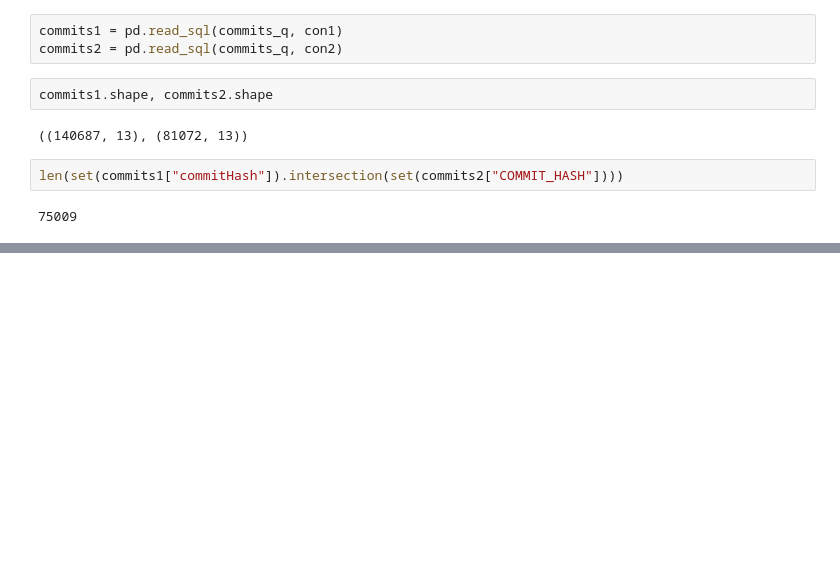
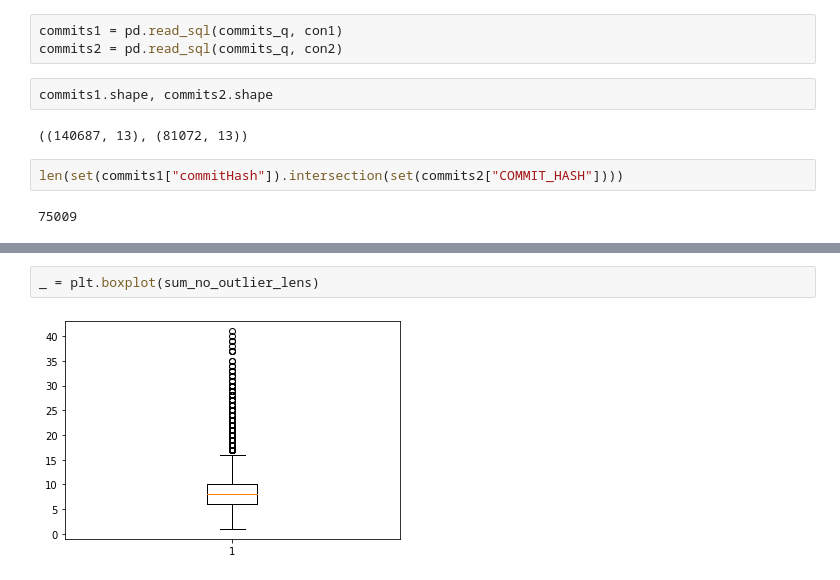
Before and after one commit to raulhigueras/tech-debt-NLP-analysis, a Jupyter notebook: notebooks/explore.ipynb, the cells around one changed output, grey strips where cells are left out. Cells and saved outputs as stored; diff of their text form; blank space fills up the shorter version.

```diff
--- a/notebooks/explore.ipynb
+++ b/notebooks/explore.ipynb
@@ -71,0 +206,4 @@ Index(['projectID', 'commitHash', 'commitMessage', 'author', 'authorDate',
+# %%
+_ = plt.boxplot(sum_no_outlier_lens)
+# %% [output]
+[figure, added]
```
Also changed, not shown: parts of 23 cells of this notebook.
